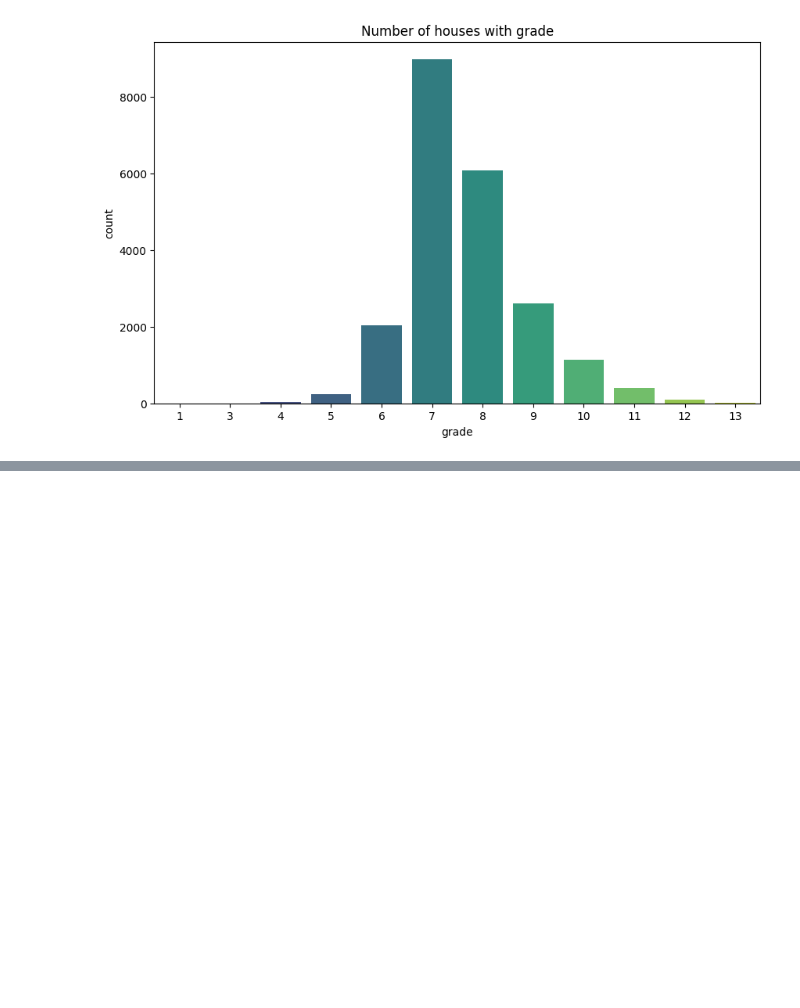
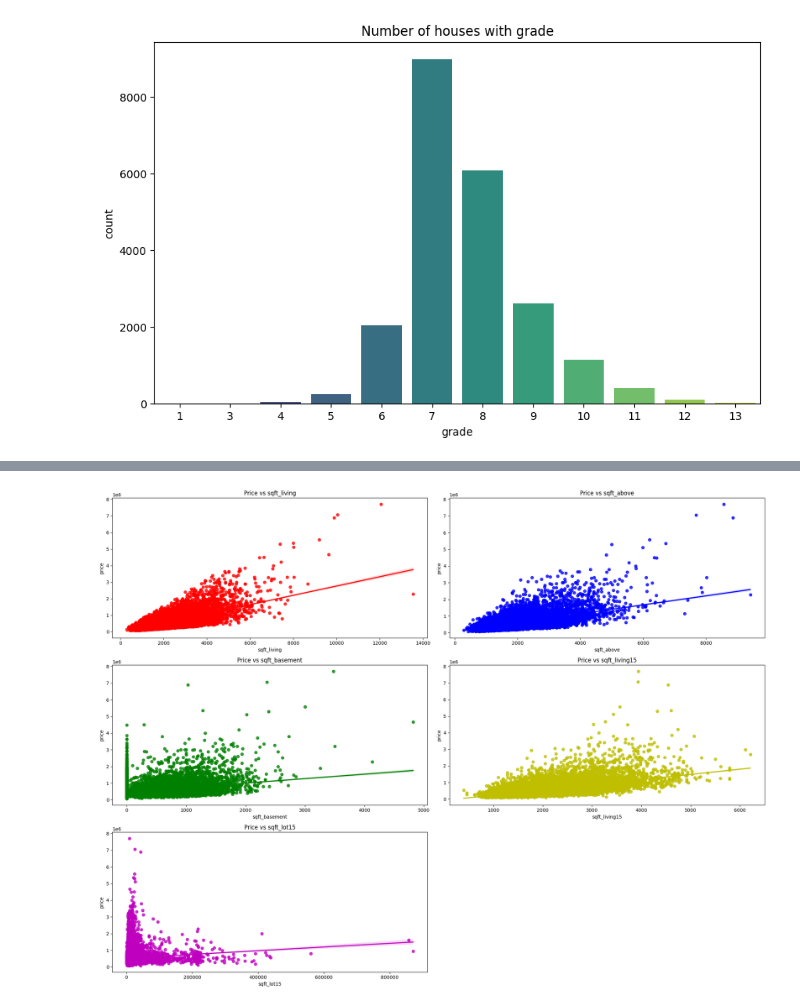
Before and after one commit to AnubhavYadavBCA25/House-Price-Prediction, a Jupyter notebook: notebooks/practice.ipynb, the cells around one changed output, grey strips where cells are left out. Drawn from its saved outputs; the diff is of its cells as text; code cells hidden in the pictures; blank space fills up the shorter version.

Commit message:
data analysis 3

```diff
--- a/notebooks/practice.ipynb
+++ b/notebooks/practice.ipynb
@@ -177,0 +171,22 @@ Text(0.5, 1.0, 'Price of houses over the years houses were renovated')
+# %%
+# subplot for scatter plots of price and sqft_living, sqft_above, sqft_basement, sqft_living15, sqft_lot15 and add a regression line
+plt.figure(figsize=(20,15))
+plt.subplot(3,2,1)
+sns.regplot(data=df, x='sqft_living', y='price', color='r')
+plt.title('Price vs sqft_living')
+plt.subplot(3,2,2)
+sns.regplot(data=df, x='sqft_above', y='price', color='b')
+plt.title('Price vs sqft_above')
+plt.subplot(3,2,3)
+sns.regplot(data=df, x='sqft_basement', y='price', color='g')
+plt.title('Price vs sqft_basement')
+plt.subplot(3,2,4)
+sns.regplot(data=df, x='sqft_living15', y='price', color='y')
+plt.title('Price vs sqft_living15')
+plt.subplot(3,2,5)
+sns.regplot(data=df, x='sqft_lot15', y='price', color='m')
+plt.title('Price vs sqft_lot15')
+
+plt.tight_layout()
+# %% [output]
+[figure, added]
```
Also changed, not shown: parts of 7 cells of this notebook, 1 other file.
